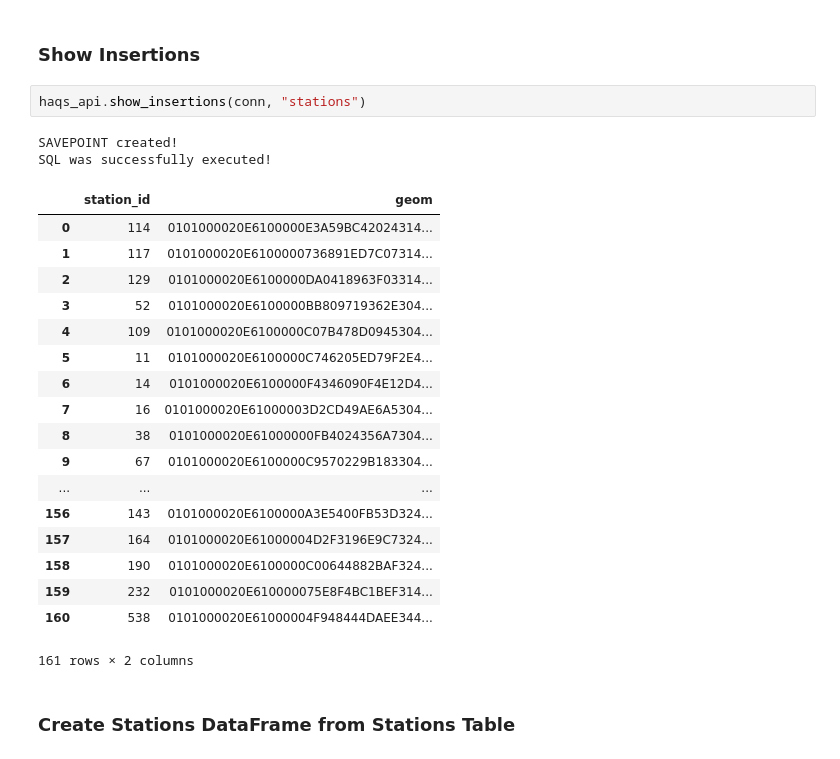
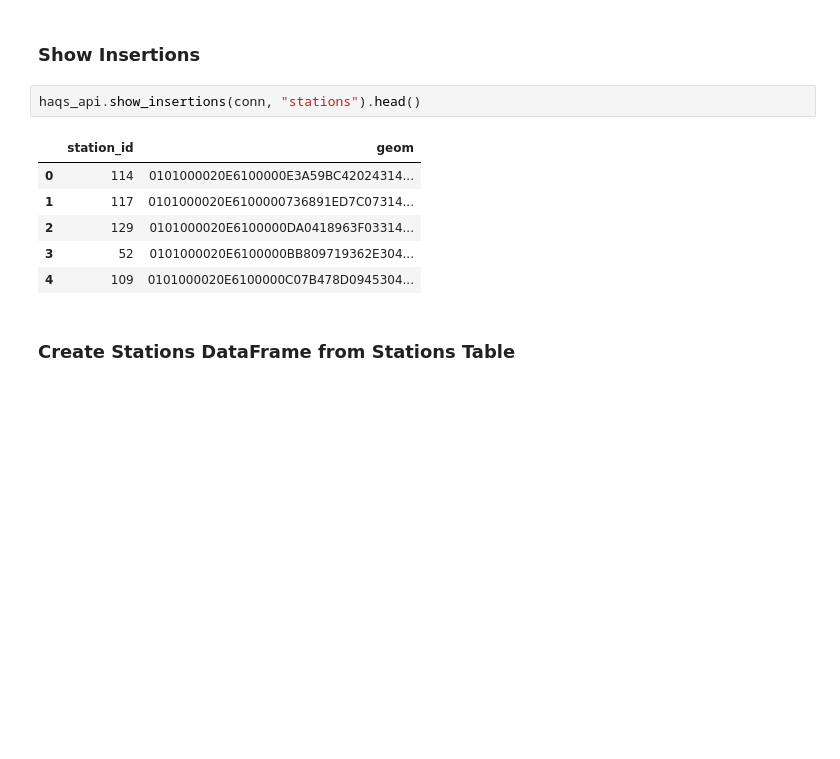
Before and after one commit to lukaszKielar/Home-Air-Quality-Station, a Jupyter notebook: python/GIOS_readings.ipynb, the cells around one changed output. Saved outputs shown, nothing was run; the diff lists cells and outputs as text; blank space fills up the shorter version.

```diff
--- a/python/GIOS_readings.ipynb
+++ b/python/GIOS_readings.ipynb
@@ -161,28 +135,14 @@ Rollback to SAVEPOINT!
 # %% [markdown]
 ### Show Insertions
 # %%
-haqs_api.show_insertions(conn, "stations")
+haqs_api.show_insertions(conn, "stations").head()
 # %% [output]
-SAVEPOINT created!
-SQL was successfully executed!
 |  | station_id | geom |
 | 0 | 114 | 0101000020E6100000E3A59BC42024314... |
 | 1 | 117 | 0101000020E6100000736891ED7C07314... |
 | 2 | 129 | 0101000020E6100000DA0418963F03314... |
 | 3 | 52 | 0101000020E6100000BB809719362E304... |
 | 4 | 109 | 0101000020E6100000C07B478D0945304... |
-| 5 | 11 | 0101000020E6100000C746205ED79F2E4... |
-| 6 | 14 | 0101000020E6100000F4346090F4E12D4... |
-| 7 | 16 | 0101000020E61000003D2CD49AE6A5304... |
-| 8 | 38 | 0101000020E61000000FB4024356A7304... |
-| 9 | 67 | 0101000020E6100000C9570229B183304... |
-| ... | ... | ... |
-| 156 | 143 | 0101000020E6100000A3E5400FB53D324... |
-| 157 | 164 | 0101000020E61000004D2F3196E9C7324... |
-| 158 | 190 | 0101000020E6100000C00644882BAF324... |
-| 159 | 232 | 0101000020E610000075E8F4BC1BEF314... |
-| 160 | 538 | 0101000020E61000004F948444DAEE344... |
-161 rows × 2 columns
 # %% [markdown]
 ### Create Stations DataFrame from Stations Table
 # %%
```
Also changed, not shown: parts of 22 cells of this notebook, 1 other file.
